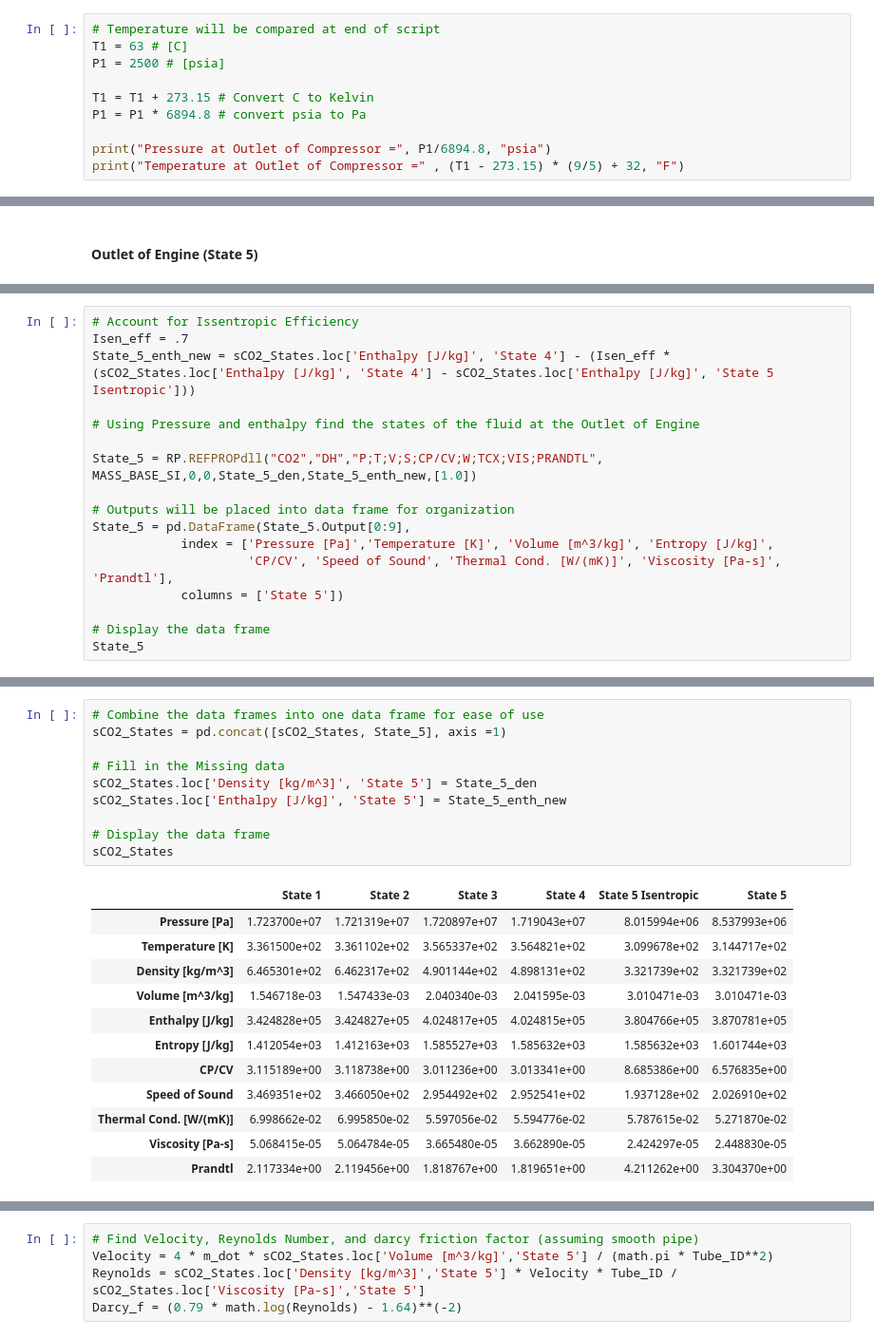
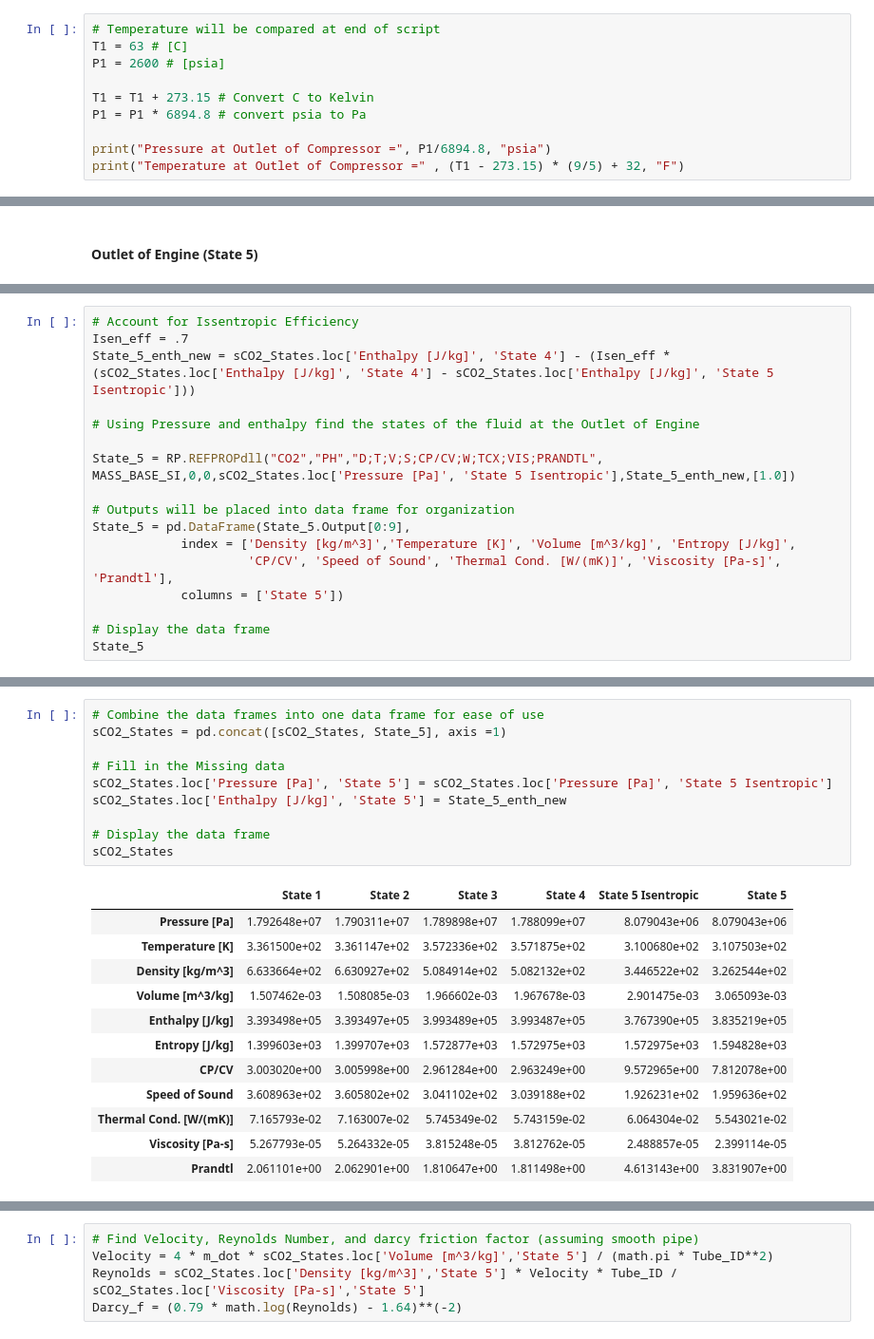
Before and after one commit to Diego-33/Heat_Exchanger_Calcs, a Jupyter notebook: sCO2_Loop_Calcs.ipynb, the cells around one changed output, grey strips where cells are left out. Shown: that part at 95% size. Drawn from its saved outputs; the diff is of its cells as text.

```diff
--- a/sCO2_Loop_Calcs.ipynb
+++ b/sCO2_Loop_Calcs.ipynb
@@ -58,7 +58,7 @@ m_dot = 0.2 # [kg/s]
 # %%
 # Temperature will be compared at end of script
 T1 = 63 # [C]
-P1 = 2500 # [psia]
+P1 = 2600 # [psia]
 
 T1 = T1 + 273.15 # Convert C to Kelvin
 P1 = P1 * 6894.8 # convert psia to Pa
@@ -597,11 +597,11 @@ State_5_enth_new = sCO2_States.loc['Enthalpy [J/kg]', 'State 4'] - (Isen_eff * (
 
 # Using Pressure and enthalpy find the states of the fluid at the Outlet of Engine
 
-State_5 = RP.REFPROPdll("CO2","DH","P;T;V;S;CP/CV;W;TCX;VIS;PRANDTL", MASS_BASE_SI,0,0,State_5_den,State_5_enth_new,[1.0])
+State_5 = RP.REFPROPdll("CO2","PH","D;T;V;S;CP/CV;W;TCX;VIS;PRANDTL", MASS_BASE_SI,0,0,sCO2_States.loc['Pressure [Pa]', 'State 5 Isentropic'],State_5_enth_new,[1.0])
 
 # Outputs will be placed into data frame for organization
 State_5 = pd.DataFrame(State_5.Output[0:9],
-            index = ['Pressure [Pa]','Temperature [K]', 'Volume [m^3/kg]', 'Entropy [J/kg]',
+            index = ['Density [kg/m^3]','Temperature [K]', 'Volume [m^3/kg]', 'Entropy [J/kg]',
                      'CP/CV', 'Speed of Sound', 'Thermal Cond. [W/(mK)]', 'Viscosity [Pa-s]', 'Prandtl'],
             columns = ['State 5'])
 
@@ -621,26 +621,26 @@ State_5
 # %%
 # Combine the data frames into one data frame for ease of use
 sCO2_States = pd.concat([sCO2_States, State_5], axis =1)
 
 # Fill in the Missing data
-sCO2_States.loc['Density [kg/m^3]', 'State 5'] = State_5_den
+sCO2_States.loc['Pressure [Pa]', 'State 5'] = sCO2_States.loc['Pressure [Pa]', 'State 5 Isentropic']
 sCO2_States.loc['Enthalpy [J/kg]', 'State 5'] = State_5_enth_new
 
 # Display the data frame
 sCO2_States
 # %% [output]
 |  | State 1 | State 2 | State 3 | State 4 | State 5 Isentropic | State 5 |
-| Pressure [Pa] | 1.723700e+07 | 1.721319e+07 | 1.720897e+07 | 1.719043e+07 | 8.015994e+06 | 8.537993e+06 |
-| Temperature [K] | 3.361500e+02 | 3.361102e+02 | 3.565337e+02 | 3.564821e+02 | 3.099678e+02 | 3.144717e+02 |
-| Density [kg/m^3] | 6.465301e+02 | 6.462317e+02 | 4.901144e+02 | 4.898131e+02 | 3.321739e+02 | 3.321739e+02 |
-| Volume [m^3/kg] | 1.546718e-03 | 1.547433e-03 | 2.040340e-03 | 2.041595e-03 | 3.010471e-03 | 3.010471e-03 |
-| Enthalpy [J/kg] | 3.424828e+05 | 3.424827e+05 | 4.024817e+05 | 4.024815e+05 | 3.804766e+05 | 3.870781e+05 |
-| Entropy [J/kg] | 1.412054e+03 | 1.412163e+03 | 1.585527e+03 | 1.585632e+03 | 1.585632e+03 | 1.601744e+03 |
-| CP/CV | 3.115189e+00 | 3.118738e+00 | 3.011236e+00 | 3.013341e+00 | 8.685386e+00 | 6.576835e+00 |
-| Speed of Sound | 3.469351e+02 | 3.466050e+02 | 2.954492e+02 | 2.952541e+02 | 1.937128e+02 | 2.026910e+02 |
-| Thermal Cond. [W/(mK)] | 6.998662e-02 | 6.995850e-02 | 5.597056e-02 | 5.594776e-02 | 5.787615e-02 | 5.271870e-02 |
-| Viscosity [Pa-s] | 5.068415e-05 | 5.064784e-05 | 3.665480e-05 | 3.662890e-05 | 2.424297e-05 | 2.448830e-05 |
-| Prandtl | 2.117334e+00 | 2.119456e+00 | 1.818767e+00 | 1.819651e+00 | 4.211262e+00 | 3.304370e+00 |
+| Pressure [Pa] | 1.792648e+07 | 1.790311e+07 | 1.789898e+07 | 1.788099e+07 | 8.079043e+06 | 8.079043e+06 |
+| Temperature [K] | 3.361500e+02 | 3.361147e+02 | 3.572336e+02 | 3.571875e+02 | 3.100680e+02 | 3.107503e+02 |
+| Density [kg/m^3] | 6.633664e+02 | 6.630927e+02 | 5.084914e+02 | 5.082132e+02 | 3.446522e+02 | 3.262544e+02 |
+| Volume [m^3/kg] | 1.507462e-03 | 1.508085e-03 | 1.966602e-03 | 1.967678e-03 | 2.901475e-03 | 3.065093e-03 |
+| Enthalpy [J/kg] | 3.393498e+05 | 3.393497e+05 | 3.993489e+05 | 3.993487e+05 | 3.767390e+05 | 3.835219e+05 |
+| Entropy [J/kg] | 1.399603e+03 | 1.399707e+03 | 1.572877e+03 | 1.572975e+03 | 1.572975e+03 | 1.594828e+03 |
+| CP/CV | 3.003020e+00 | 3.005998e+00 | 2.961284e+00 | 2.963249e+00 | 9.572965e+00 | 7.812078e+00 |
+| Speed of Sound | 3.608963e+02 | 3.605802e+02 | 3.041102e+02 | 3.039188e+02 | 1.926231e+02 | 1.959636e+02 |
+| Thermal Cond. [W/(mK)] | 7.165793e-02 | 7.163007e-02 | 5.745349e-02 | 5.743159e-02 | 6.064304e-02 | 5.543021e-02 |
+| Viscosity [Pa-s] | 5.267793e-05 | 5.264332e-05 | 3.815248e-05 | 3.812762e-05 | 2.488857e-05 | 2.399114e-05 |
+| Prandtl | 2.061101e+00 | 2.062901e+00 | 1.810647e+00 | 1.811498e+00 | 4.613143e+00 | 3.831907e+00 |
 # %%
 # Work Analysis of Engine
 Isen_Work = m_dot * (sCO2_States.loc['Enthalpy [J/kg]','State 4'] - sCO2_States.loc['Enthalpy [J/kg]','State 5 Isentropic'])
```
Also changed, not shown: parts of 34 cells of this notebook, 1 other file.
